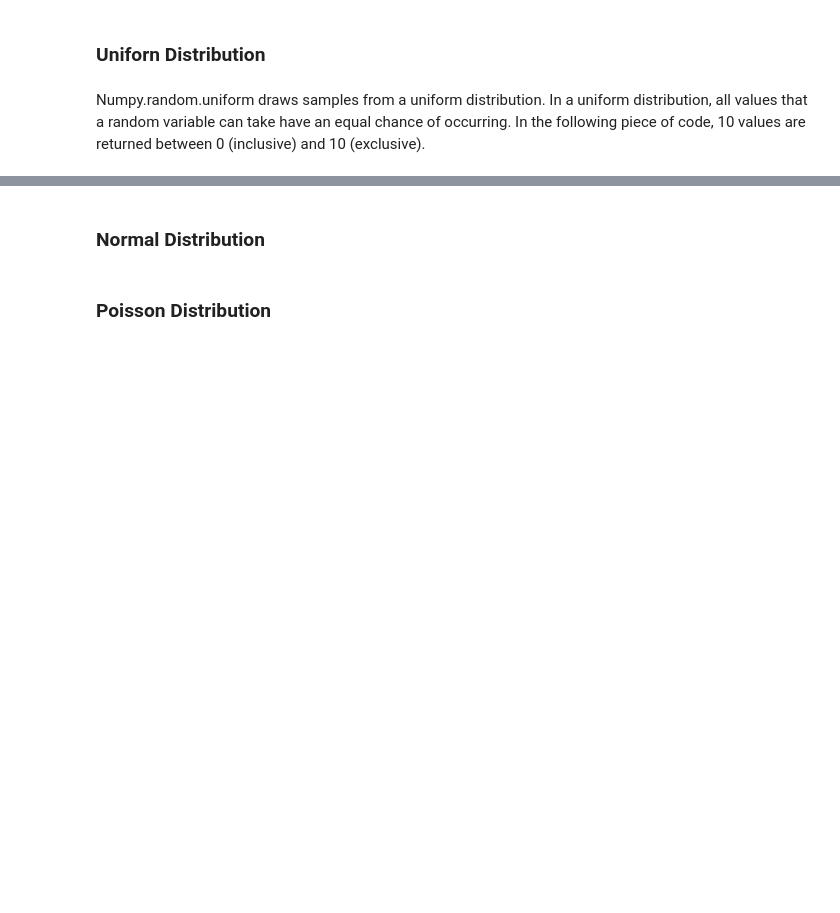
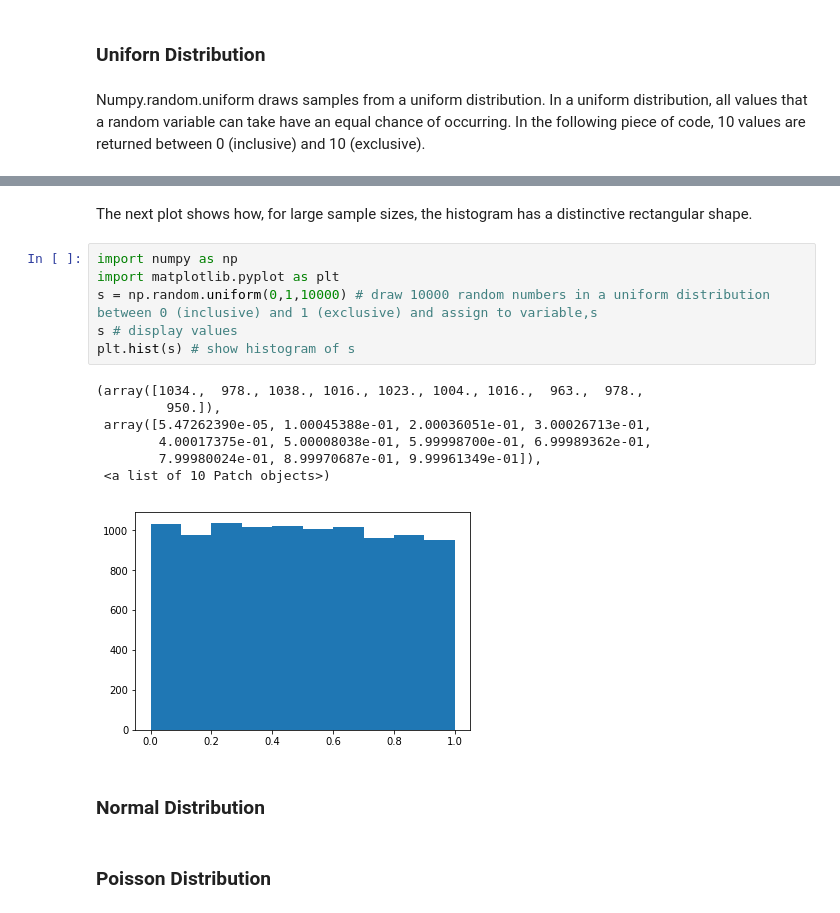
Before and after one commit to michealcannon/numpy-random, a Jupyter notebook: numpy-random.ipynb, the cells around one changed output, grey strips where cells are left out. Drawn from its saved outputs; the diff is of its cells as text; blank space fills up the shorter version.

Commit message:
added example of uniform function, fixed typos in comments

```diff
--- a/numpy-random.ipynb
+++ b/numpy-random.ipynb
@@ -146,3 +146,19 @@ plt.hist(s) # show histogram of s
+# %% [markdown]
+The next plot shows how, for large sample sizes, the histogram has a distinctive rectangular shape.
+# %%
+import numpy as np
+import matplotlib.pyplot as plt
+s = np.random.uniform(0,1,10000) # draw 10000 random numbers in a uniform distribution between 0 (inclusive) and 1 (exclusive) and assign to variable,s
+s # display values
+plt.hist(s) # show histogram of s
+# %% [output]
+(array([1034.,  978., 1038., 1016., 1023., 1004., 1016.,  963.,  978.,
+         950.]),
+ array([5.47262390e-05, 1.00045388e-01, 2.00036051e-01, 3.00026713e-01,
+        4.00017375e-01, 5.00008038e-01, 5.99998700e-01, 6.99989362e-01,
+        7.99980024e-01, 8.99970687e-01, 9.99961349e-01]),
+ <a list of 10 Patch objects>)
+[figure, added]
 # %% [markdown]
 ### Normal Distribution
 # %% [markdown]
```
Also changed, not shown: parts of 1 cell of this notebook.
